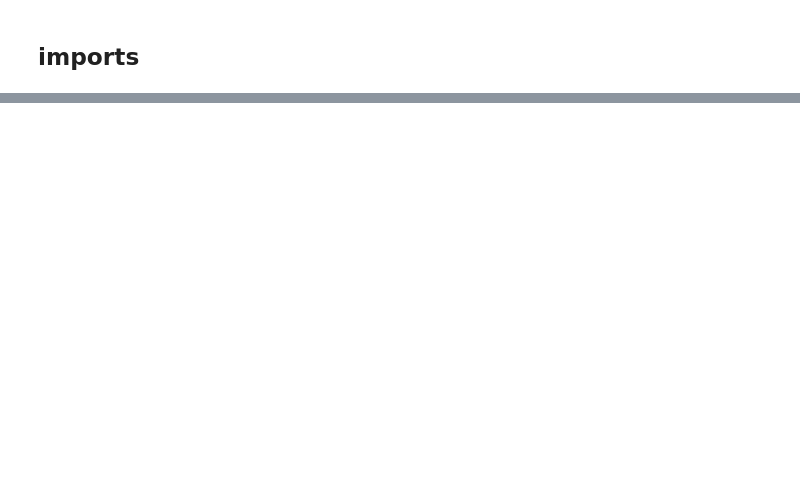
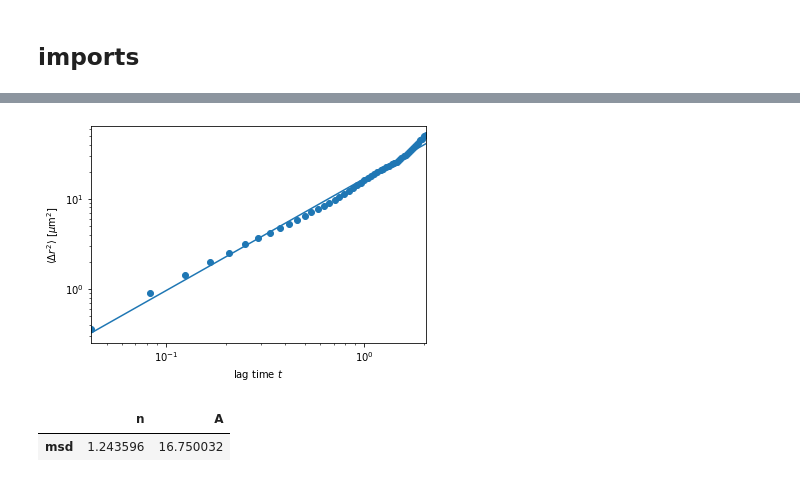
Before and after one commit to luclepot/brownian_motion_analysis, a Jupyter notebook: analysis.ipynb, the cells around one changed output, grey strips where cells are left out. Drawn from its saved outputs; the diff is of its cells as text; code cells hidden in the pictures; blank space fills up the shorter version.

```diff
--- a/analysis.ipynb
+++ b/analysis.ipynb
@@ -464,0 +41,15 @@ plt.imshow(cv2.threshold(gray, 200, 255, cv2.THRESH_BINARY)[1])
+# %%
+em = tp.emsd(stable, microns_per_pixel, frames_per_second)
+
+fig, ax = plt.subplots()
+# ax.plot(em.index, em, 'o')
+ax.set_xscale('log')
+ax.set_yscale('log')
+ax.set(ylabel=r'$\langle \Delta r^2 \rangle$ [$\mu$m$^2$]',
+       xlabel='lag time $t$')
+
+tp.utils.fit_powerlaw(em)
+# %% [output]
+[figure, added]
+|  | n | A |
+| msd | 1.243596 | 16.750032 |
```
Also changed, not shown: parts of 53 cells of this notebook, 2 other files.
